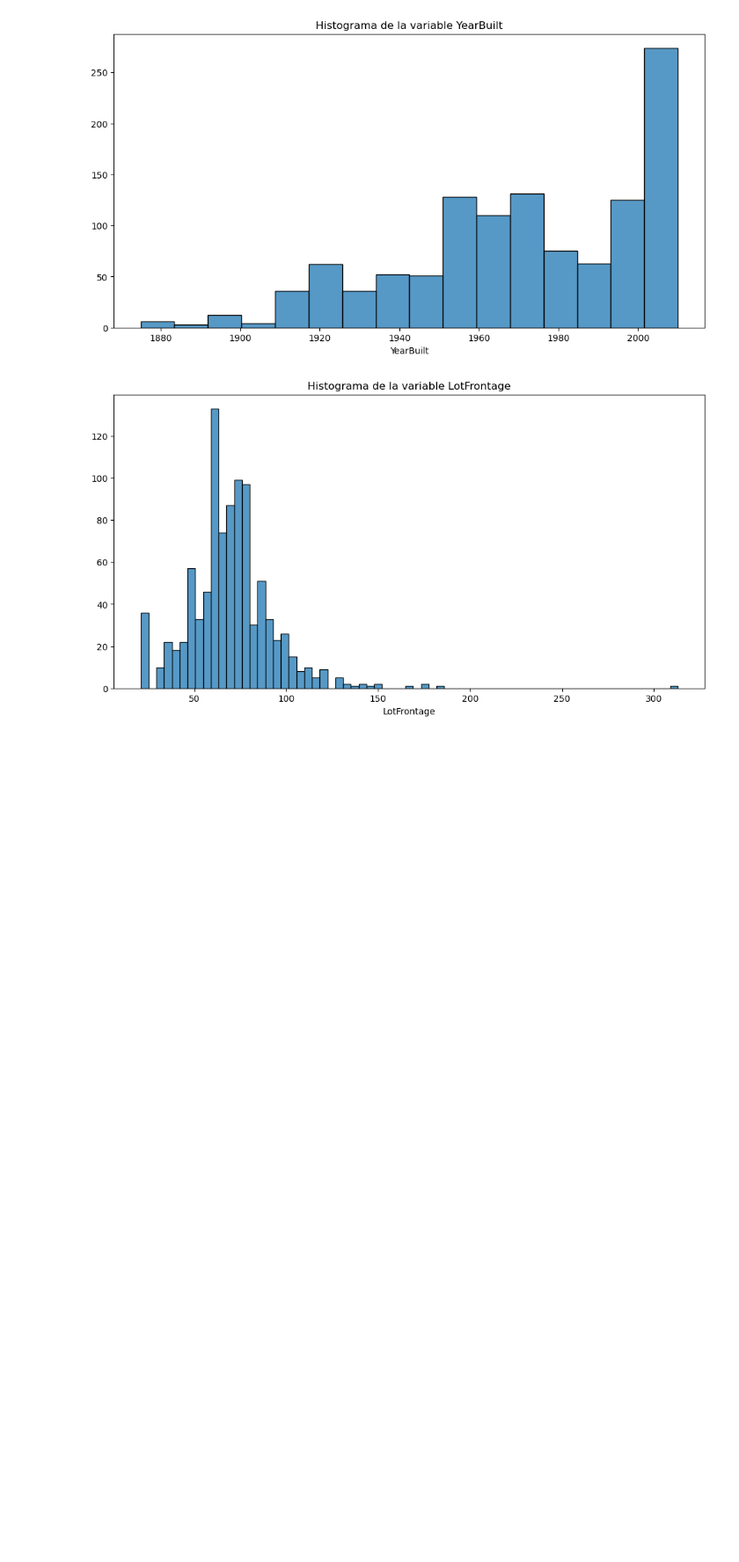
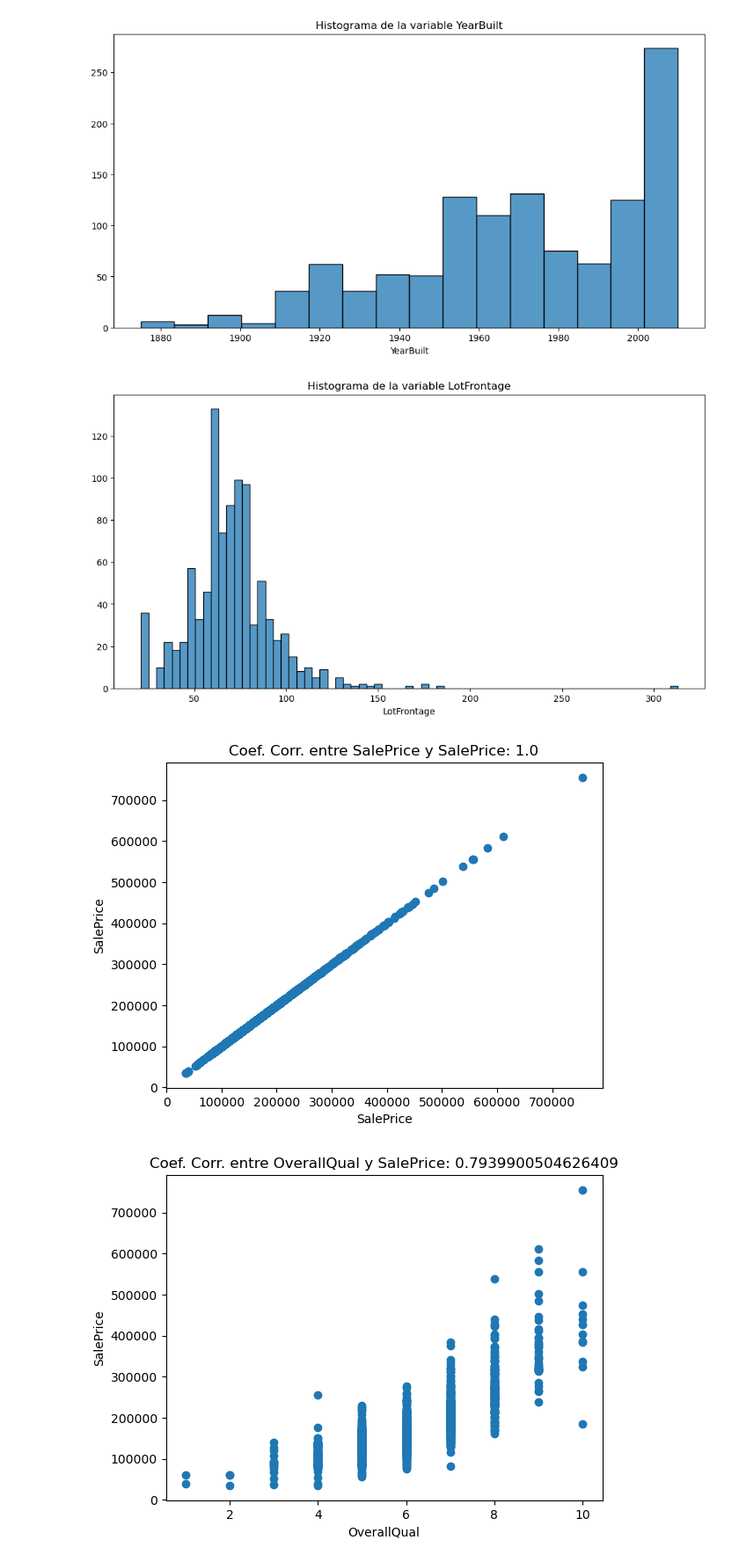
Before and after one commit to IrvinTum/Proyecto1_24008922, a Jupyter notebook: ProyectoFinalV1.ipynb, the cells around one changed output. Shown: that part at 88% size. Cells and saved outputs as stored; diff of their text form; code cells hidden in the pictures; blank space fills up the shorter version.

```diff
--- a/ProyectoFinalV1.ipynb
+++ b/ProyectoFinalV1.ipynb
@@ -121,3 +121,22 @@ for col in DFEntrenamiento.columns.values:
 [figure]
 [figure]
 [figure]
+# %%
+# Datos de ejemplo
+
+for col in DFEntrenamiento.columns.values:
+    x = DFEntrenamiento[col]
+    y = DFEntrenamiento['SalePrice']
+
+    # Calcular el coeficiente de correlación entre x y y
+    corr_coef_x1 = np.corrcoef(x, y)[0, 1]
+
+    # Graficar scatterplot de x1 vs y
+    plt.scatter(x, y)
+    plt.title(f'Coef. Corr. entre {col} y SalePrice: {corr_coef_x1}')
+    plt.xlabel(col)
+    plt.ylabel('SalePrice')
+    plt.show()
+# %% [output]
+[figure, added]
+[figure, added]
```
Also changed, not shown: parts of 2 cells of this notebook.
